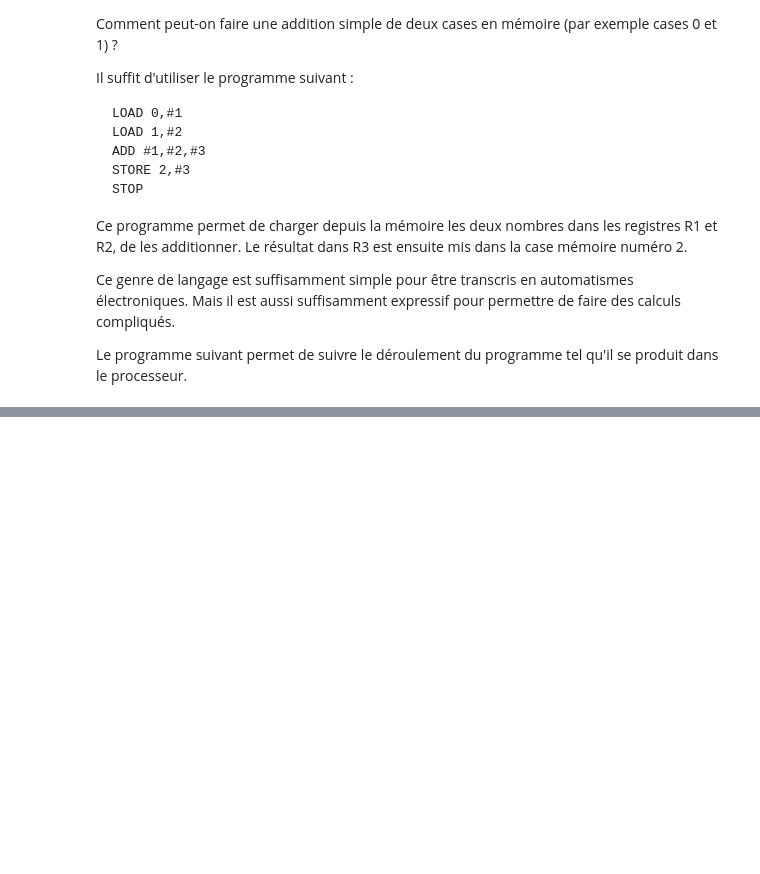
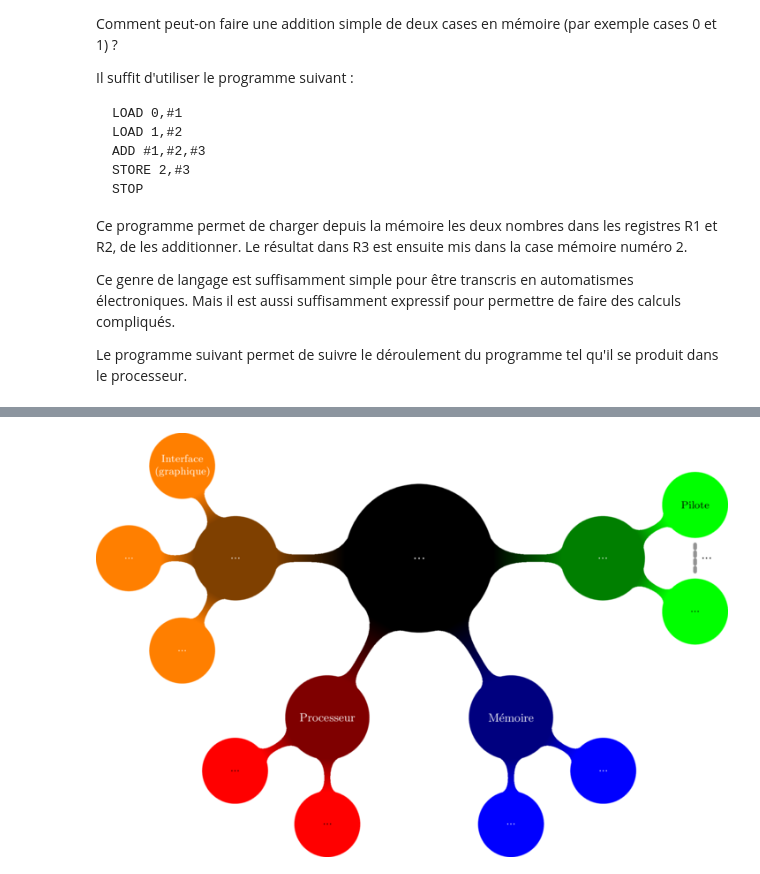
Before and after one commit to jcdubacq/iutv-info-m1101, a Jupyter notebook: Le système d'exploitation.ipynb, the cells around one changed output, grey strips where cells are left out. Drawn from its saved outputs; the diff is of its cells as text; code cells hidden in the pictures; blank space fills up the shorter version.

```diff
--- a/Le système d'exploitation.ipynb
+++ b/Le système d'exploitation.ipynb
@@ -228,0 +267,40 @@ Les périphériques sont pilotés en deux modes d'interaction principaux selon l
+# %%
+%%tikz -l mindmap,trees -s 800,480
+
+  % Remplacer les ... par les noms corrects, sans regarder le schéma ci-dessus !
+
+\path[mindmap,concept color=black,text=white]
+    node[concept] {...}
+    [clockwise from=0]
+    child[concept color=green!50!black] {
+        node[concept] {...}
+        [clockwise from=30]
+        child[concept color=green,text=black] {
+            node [concept] (p) {Pilote}
+        }
+        child[concept color=green,text=black] {
+            node[concept] (c) {...}
+        }
+    }
+    child[concept color=blue!50!black] {
+        node[concept] {Mémoire}
+        [clockwise from=-30]
+        child[concept color=blue] { node[concept] {...} }
+        child[concept color=blue] { node[concept] {...} }
+    }
+    child[concept color=red!50!black,text=white] {
+        node[concept] {Processeur}
+        [clockwise from=-90]
+        child[concept color=red,text=black] { node[concept] {...} }
+        child[concept color=red,text=black] { node[concept] {...} }
+    }
+    child[concept color=orange!50!black,text=white] {
+        node[concept] {...}
+        [counterclockwise from=120]
+        child[concept color=orange,text=white] { node[concept] {Interface (graphique)} }
+        child[concept color=orange,text=white] { node[concept] {...} }
+        child[concept color=orange,text=white] { node[concept] {...} }
+    };
+\draw [concept connection, dashed]  (p) edge[auto] node {...} (c);
+# %% [output]
+[figure, added]
```
Also changed, not shown: parts of 6 cells of this notebook, 2 other files.
